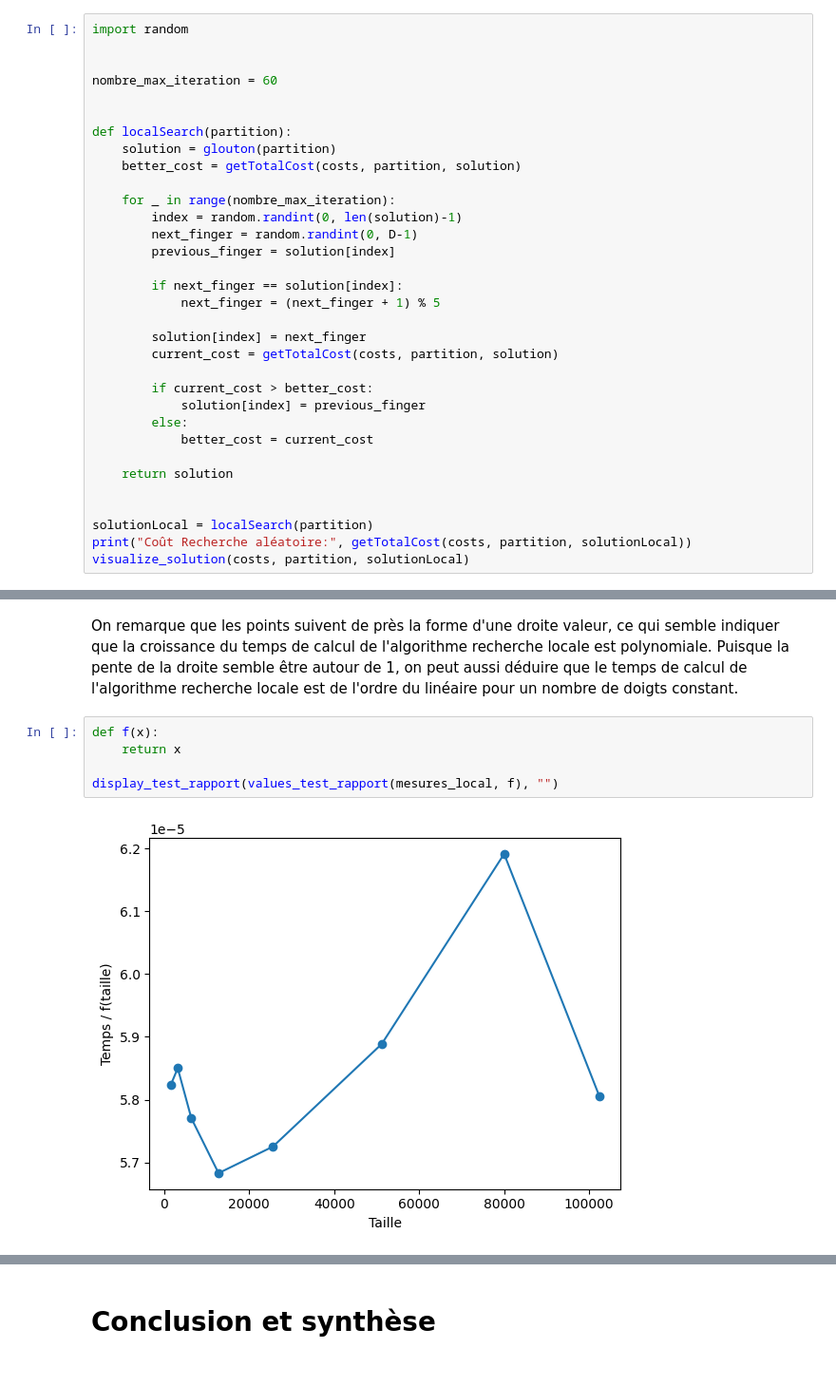
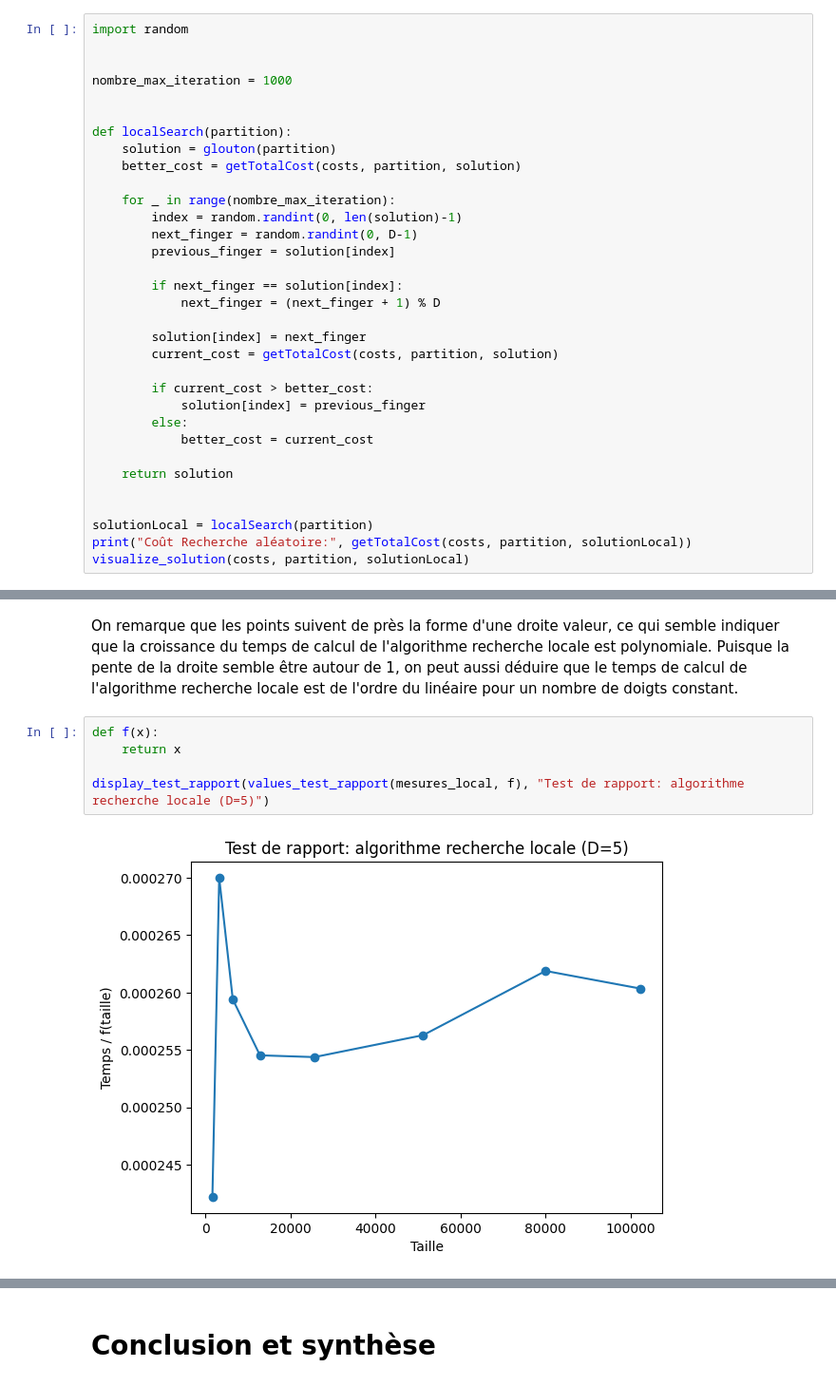
Before and after one commit to UiVieto/INF8775, a Jupyter notebook: TP2-H24/TP2-H24.ipynb, the cells around one changed output, grey strips where cells are left out. Shown: that part at 95% size. Saved outputs shown, nothing was run; the diff lists cells and outputs as text.

```diff
--- a/TP2-H24/TP2-H24.ipynb
+++ b/TP2-H24/TP2-H24.ipynb
@@ -594,7 +601,7 @@ comme critère d’arrêt un nombre maximal d’itérations.
 import random
 
 
-nombre_max_iteration = 60
+nombre_max_iteration = 1000
 
 
 def localSearch(partition):
@@ -607,7 +614,7 @@ def localSearch(partition):
         previous_finger = solution[index]
 
         if next_finger == solution[index]:
-            next_finger = (next_finger + 1) % 5
+            next_finger = (next_finger + 1) % D
 
         solution[index] = next_finger
         current_cost = getTotalCost(costs, partition, solution)
@@ -674,8 +683,8 @@ On remarque que les points suivent de près la forme d'une droite valeur, ce qui
 # %%
 def f(x):
     return x
 
-display_test_rapport(values_test_rapport(mesures_local, f), "")
+display_test_rapport(values_test_rapport(mesures_local, f), "Test de rapport: algorithme recherche locale (D=5)")
 # %% [output]
-[figure, old version]
+[figure, new version]
 # %% [markdown]
```
Also changed, not shown: parts of 22 cells of this notebook.
